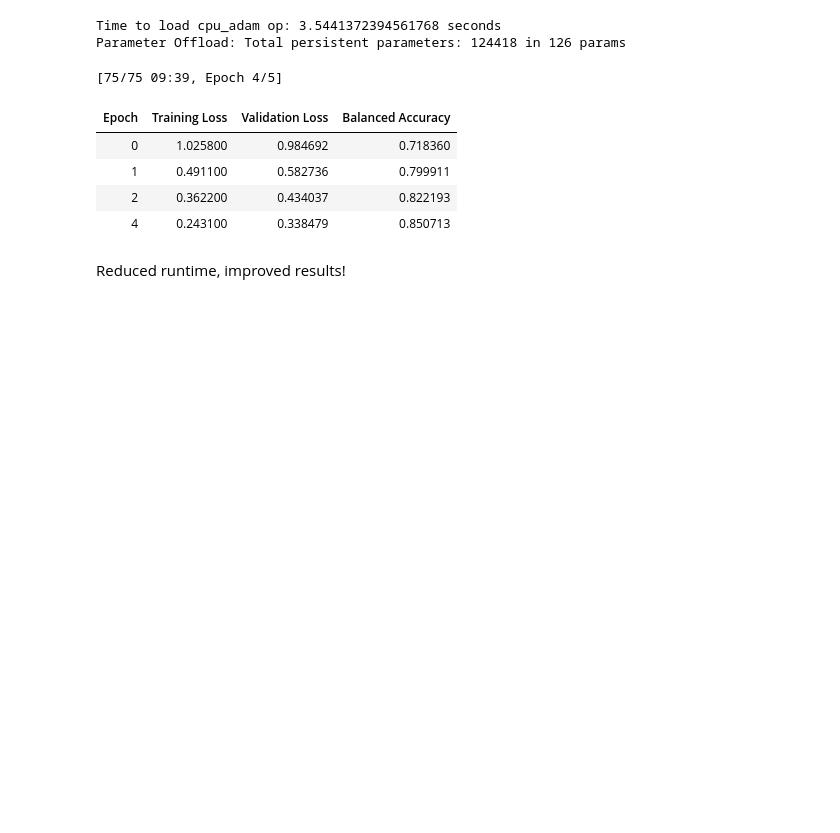
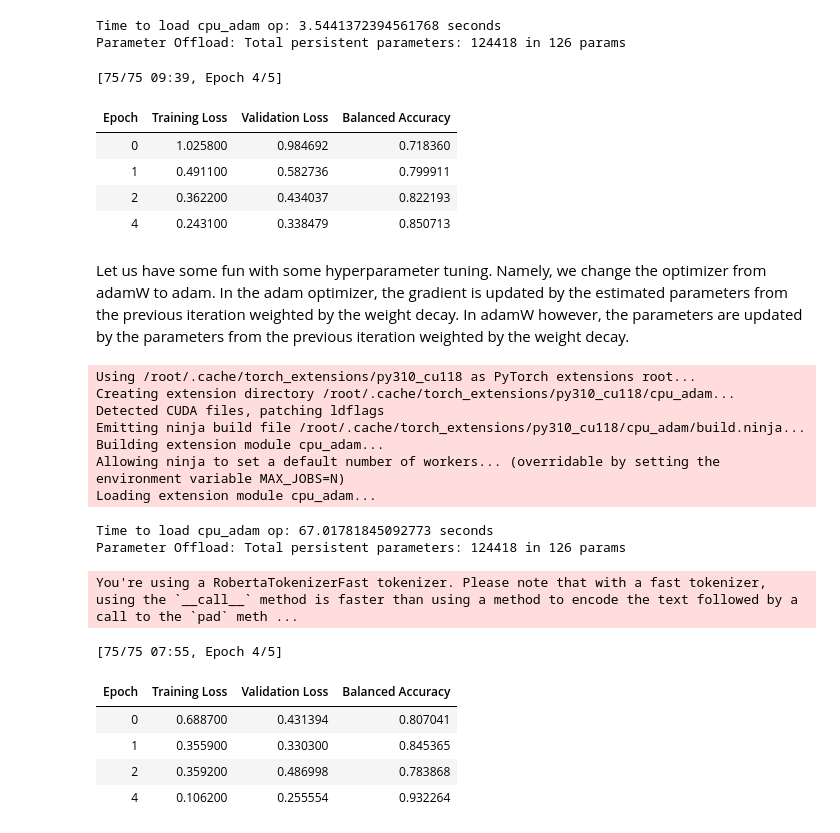
Before and after one commit to joshuawhit/DST_ASS2, a Jupyter notebook: report.ipynb, the cells around one changed output. Cells and saved outputs as stored; diff of their text form; code cells hidden in the pictures; blank space fills up the shorter version.

```diff
--- a/report.ipynb
+++ b/report.ipynb
@@ -1390,5 +1392,7 @@ Parameter Offload: Total persistent parameters: 124418 in 126 params
 | 1 | 0.491100 | 0.582736 | 0.799911 |
 | 2 | 0.362200 | 0.434037 | 0.822193 |
 | 4 | 0.243100 | 0.338479 | 0.850713 |
-# %% [markdown]
-Reduced runtime, improved results!
+# %% [markdown]
+Let us have some fun with some hyperparameter tuning. Namely, we change the optimizer from adamW to adam.
+In the adam optimizer, the gradient is updated by the estimated parameters from the previous iteration weighted by the weight decay.
+In adamW however, the parameters are updated by the parameters from the previous iteration weighted by the weight decay.
@@ -1394,0 +1514,21 @@ Reduced runtime, improved results!
+# %%
+tf_model = finetune_transformer_deepspeed_second(tf_model=tf_model,
+                                tokenised_train=tokenised_train,
+                                tokenised_test=tokenised_test)
+# %% [output]
+Using /root/.cache/torch_extensions/py310_cu118 as PyTorch extensions root...
+Creating extension directory /root/.cache/torch_extensions/py310_cu118/cpu_adam...
+Detected CUDA files, patching ldflags
+Emitting ninja build file /root/.cache/torch_extensions/py310_cu118/cpu_adam/build.ninja...
+Building extension module cpu_adam...
+Allowing ninja to set a default number of workers... (overridable by setting the environment variable MAX_JOBS=N)
+Loading extension module cpu_adam...
+Time to load cpu_adam op: 67.01781845092773 seconds
+Parameter Offload: Total persistent parameters: 124418 in 126 params
+You're using a RobertaTokenizerFast tokenizer. Please note that with a fast tokenizer, using the `__call__` method is faster than using a method to encode the text followed by a call to the `pad` meth ...
+[75/75 07:55, Epoch 4/5]
+| Epoch | Training Loss | Validation Loss | Balanced Accuracy |
+| 0 | 0.688700 | 0.431394 | 0.807041 |
+| 1 | 0.355900 | 0.330300 | 0.845365 |
+| 2 | 0.359200 | 0.486998 | 0.783868 |
+| 4 | 0.106200 | 0.255554 | 0.932264 |
```
Also changed, not shown: parts of 9 cells of this notebook.
